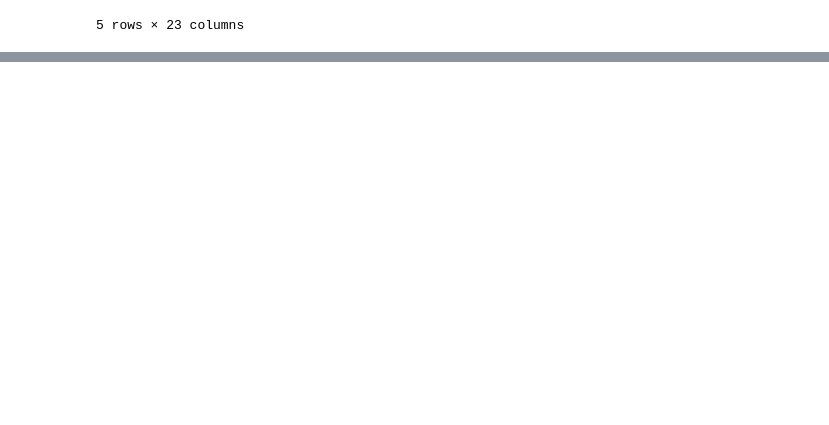
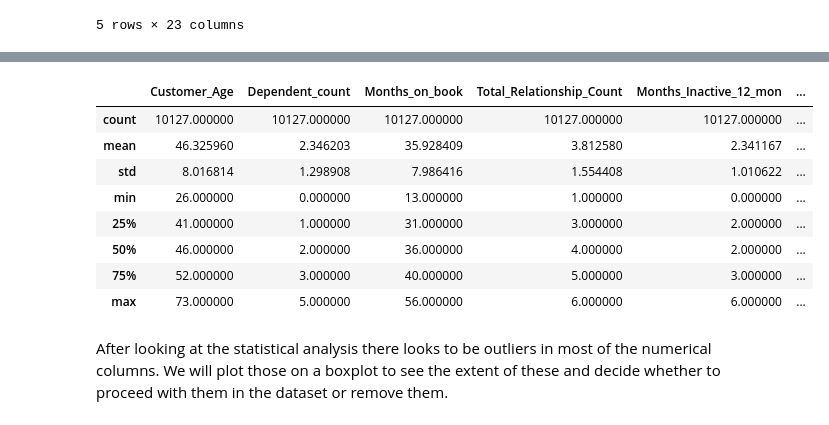
Before and after one commit to kumuduuk/churn-crushers, a Jupyter notebook: jupyter_notebooks/bankchurners.ipynb, the cells around one changed output, grey strips where cells are left out. Cells and saved outputs as stored; diff of their text form; code cells hidden in the pictures; blank space fills up the shorter version.

```diff
--- a/jupyter_notebooks/bankchurners.ipynb
+++ b/jupyter_notebooks/bankchurners.ipynb
@@ -26,0 +93,17 @@ df.head()
+# %%
+numeric = ['Customer_Age', 'Dependent_count','Months_on_book', 'Total_Relationship_Count', 'Months_Inactive_12_mon', 'Contacts_Count_12_mon', 'Credit_Limit', 'Total_Revolving_Bal', 'Avg_Open_To_Buy', 'Total_Amt_Chng_Q4_Q1', 'Total_Trans_Amt', 'Total_Trans_Ct', 'Total_Ct_Chng_Q4_Q1']
+# %%
+# Statistical analysis of numeric columns
+df[numeric].describe(include='all')
+# %% [output]
+|  | Customer_Age | Dependent_count | Months_on_book | Total_Relationship_Count | Months_Inactive_12_mon | ... |
+| count | 10127.000000 | 10127.000000 | 10127.000000 | 10127.000000 | 10127.000000 | ... |
+| mean | 46.325960 | 2.346203 | 35.928409 | 3.812580 | 2.341167 | ... |
+| std | 8.016814 | 1.298908 | 7.986416 | 1.554408 | 1.010622 | ... |
+| min | 26.000000 | 0.000000 | 13.000000 | 1.000000 | 0.000000 | ... |
+| 25% | 41.000000 | 1.000000 | 31.000000 | 3.000000 | 2.000000 | ... |
+| 50% | 46.000000 | 2.000000 | 36.000000 | 4.000000 | 2.000000 | ... |
+| 75% | 52.000000 | 3.000000 | 40.000000 | 5.000000 | 3.000000 | ... |
+| max | 73.000000 | 5.000000 | 56.000000 | 6.000000 | 6.000000 | ... |
+# %% [markdown]
+After looking at the statistical analysis there looks to be outliers in most of the numerical columns. We will plot those on a boxplot to see the extent of these and decide whether to proceed with them in the dataset or remove them.
```
Also changed, not shown: parts of 7 cells of this notebook.
